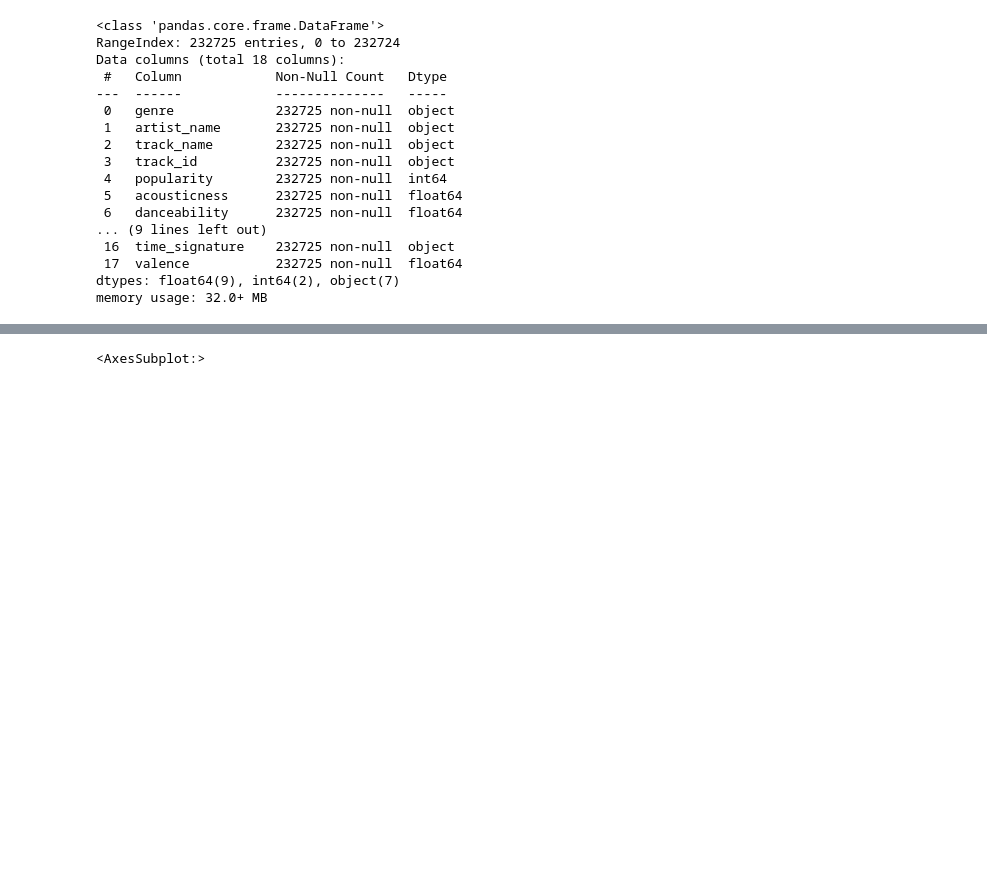
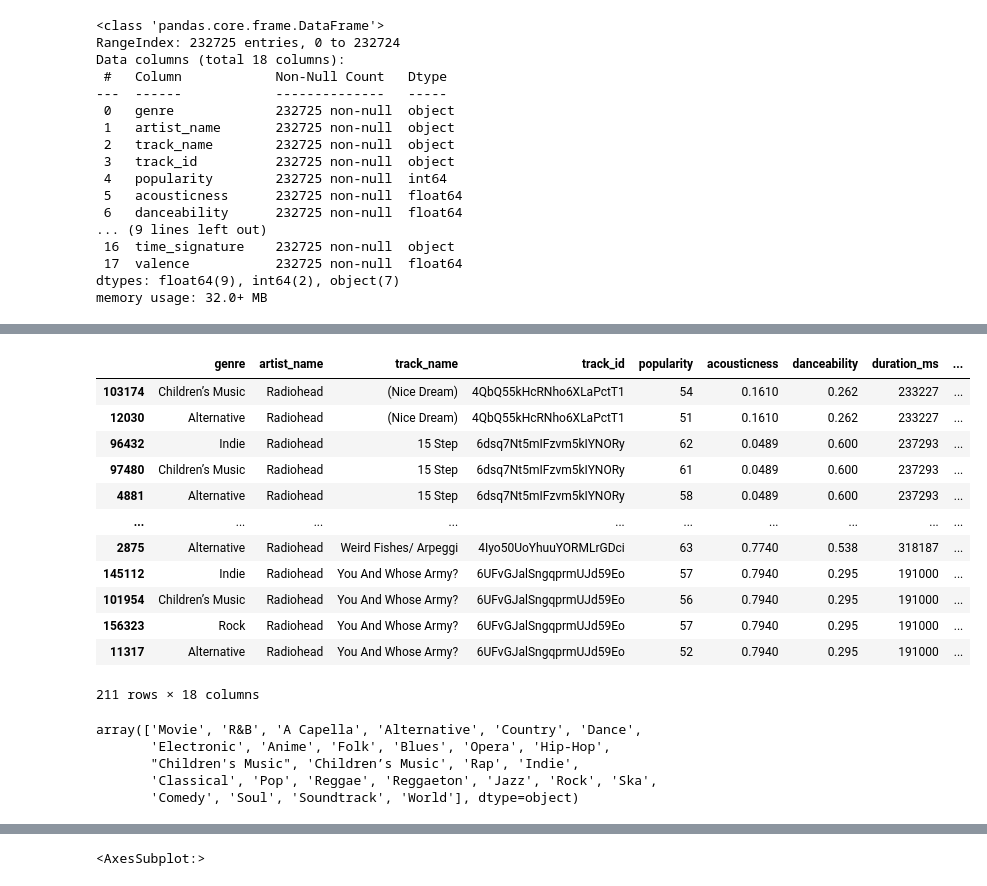
Before and after one commit to Dforgeek/ML_Classic_spotify, a Jupyter notebook: ML_Classic_Spotify.ipynb, the cells around one changed output, grey strips where cells are left out. Cells and saved outputs as stored; diff of their text form; code cells hidden in the pictures; blank space fills up the shorter version.

```diff
--- a/ML_Classic_Spotify.ipynb
+++ b/ML_Classic_Spotify.ipynb
@@ -71,0 +92,25 @@ memory usage: 32.0+ MB
+# %%
+df[df["artist_name"]=="Radiohead"].sort_values(by="track_name")
+# %% [output]
+|  | genre | artist_name | track_name | track_id | popularity | acousticness | danceability | duration_ms | ... |
+| 103174 | Children’s Music | Radiohead | (Nice Dream) | 4QbQ55kHcRNho6XLaPctT1 | 54 | 0.1610 | 0.262 | 233227 | ... |
+| 12030 | Alternative | Radiohead | (Nice Dream) | 4QbQ55kHcRNho6XLaPctT1 | 51 | 0.1610 | 0.262 | 233227 | ... |
+| 96432 | Indie | Radiohead | 15 Step | 6dsq7Nt5mIFzvm5kIYNORy | 62 | 0.0489 | 0.600 | 237293 | ... |
+| 97480 | Children’s Music | Radiohead | 15 Step | 6dsq7Nt5mIFzvm5kIYNORy | 61 | 0.0489 | 0.600 | 237293 | ... |
+| 4881 | Alternative | Radiohead | 15 Step | 6dsq7Nt5mIFzvm5kIYNORy | 58 | 0.0489 | 0.600 | 237293 | ... |
+| ... | ... | ... | ... | ... | ... | ... | ... | ... | ... |
+| 2875 | Alternative | Radiohead | Weird Fishes/ Arpeggi | 4Iyo50UoYhuuYORMLrGDci | 63 | 0.7740 | 0.538 | 318187 | ... |
+| 145112 | Indie | Radiohead | You And Whose Army? | 6UFvGJalSngqprmUJd59Eo | 57 | 0.7940 | 0.295 | 191000 | ... |
+| 101954 | Children’s Music | Radiohead | You And Whose Army? | 6UFvGJalSngqprmUJd59Eo | 56 | 0.7940 | 0.295 | 191000 | ... |
+| 156323 | Rock | Radiohead | You And Whose Army? | 6UFvGJalSngqprmUJd59Eo | 57 | 0.7940 | 0.295 | 191000 | ... |
+| 11317 | Alternative | Radiohead | You And Whose Army? | 6UFvGJalSngqprmUJd59Eo | 52 | 0.7940 | 0.295 | 191000 | ... |
+211 rows × 18 columns
+# %%
+df.loc[df['genre'] == 'Children’s Music', 'genre'] = "Children’s Music"
+df.genre.unique()
+# %% [output]
+array(['Movie', 'R&B', 'A Capella', 'Alternative', 'Country', 'Dance',
+       'Electronic', 'Anime', 'Folk', 'Blues', 'Opera', 'Hip-Hop',
+       "Children's Music", 'Children’s Music', 'Rap', 'Indie',
+       'Classical', 'Pop', 'Reggae', 'Reggaeton', 'Jazz', 'Rock', 'Ska',
+       'Comedy', 'Soul', 'Soundtrack', 'World'], dtype=object)
```
Also changed, not shown: parts of 14 cells of this notebook.
